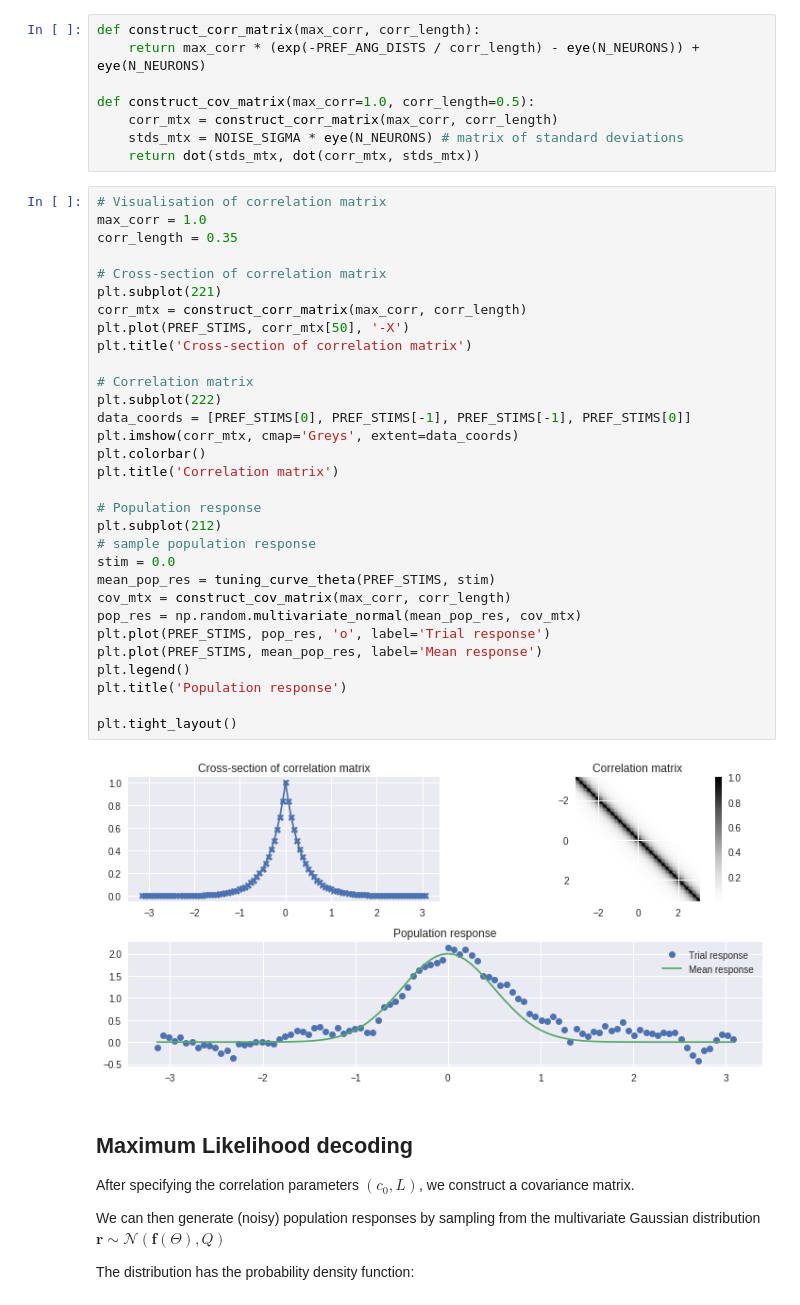
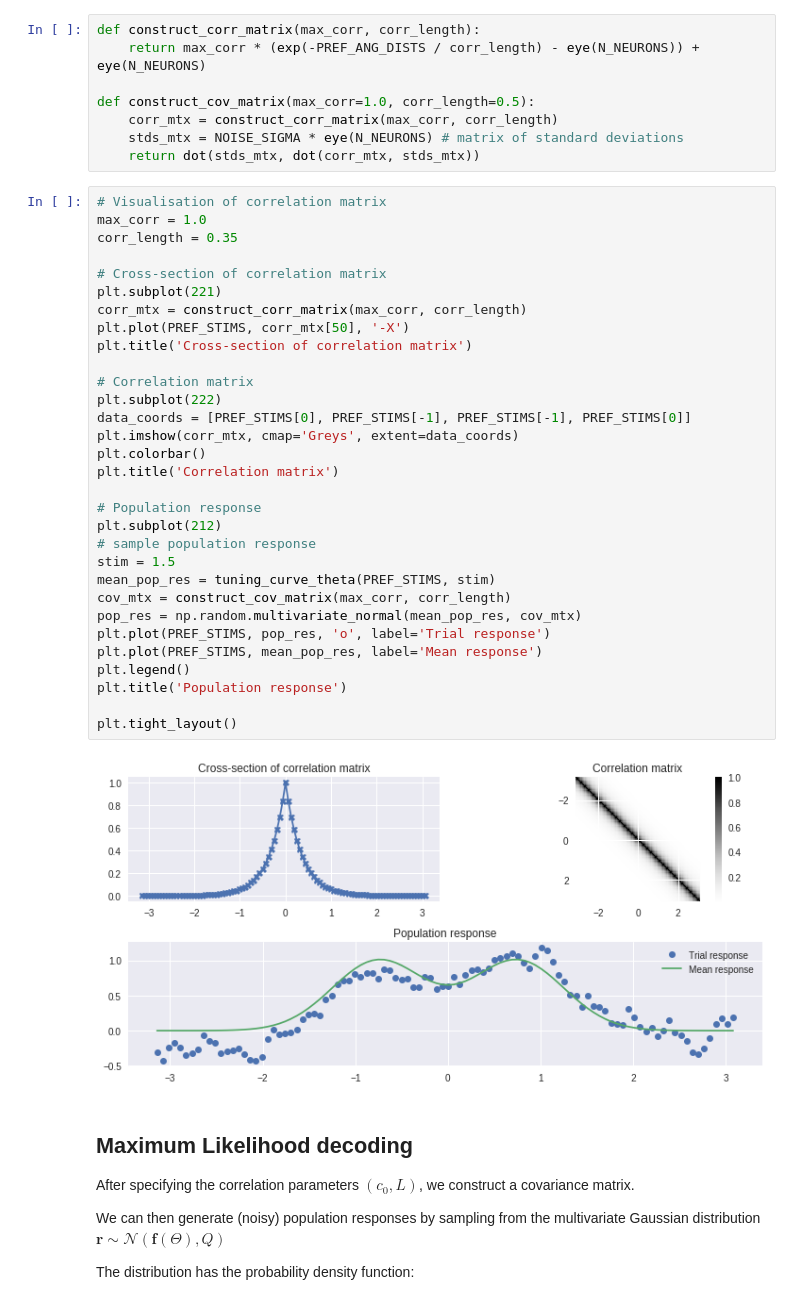
Before and after one commit to dtailor17/neural-population-codes, a Jupyter notebook: noise_correlations.ipynb, the cells around one changed output. Drawn from its saved outputs; the diff is of its cells as text.

Commit message:
Plots for progress report

```diff
--- a/noise_correlations.ipynb
+++ b/noise_correlations.ipynb
@@ -125,35 +125,35 @@ def construct_cov_matrix(max_corr=1.0, corr_length=0.5):
 # Visualisation of correlation matrix
 max_corr = 1.0
 corr_length = 0.35
 
 # Cross-section of correlation matrix
 plt.subplot(221)
 corr_mtx = construct_corr_matrix(max_corr, corr_length)
 plt.plot(PREF_STIMS, corr_mtx[50], '-X')
 plt.title('Cross-section of correlation matrix')
 
 # Correlation matrix
 plt.subplot(222)
 data_coords = [PREF_STIMS[0], PREF_STIMS[-1], PREF_STIMS[-1], PREF_STIMS[0]]
 plt.imshow(corr_mtx, cmap='Greys', extent=data_coords)
 plt.colorbar()
 plt.title('Correlation matrix')
 
 # Population response
 plt.subplot(212)
 # sample population response
-stim = 0.0
+stim = 1.5
 mean_pop_res = tuning_curve_theta(PREF_STIMS, stim)
 cov_mtx = construct_cov_matrix(max_corr, corr_length)
 pop_res = np.random.multivariate_normal(mean_pop_res, cov_mtx)
 plt.plot(PREF_STIMS, pop_res, 'o', label='Trial response')
 plt.plot(PREF_STIMS, mean_pop_res, label='Mean response')
 plt.legend()
 plt.title('Population response')
 
 plt.tight_layout()
 # %% [output]
-[figure, old version]
+[figure, new version]
 # %% [markdown]
 ## Maximum Likelihood decoding
 
```
Also changed, not shown: parts of 23 cells of this notebook, 13 other files.
